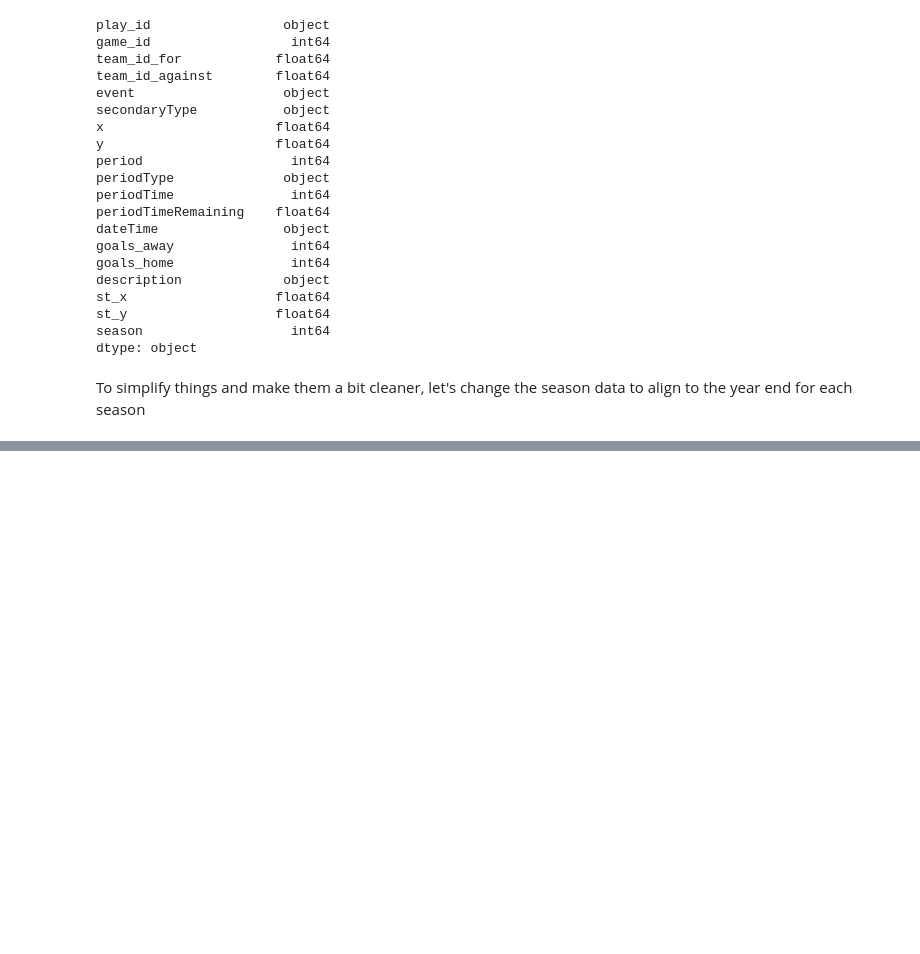
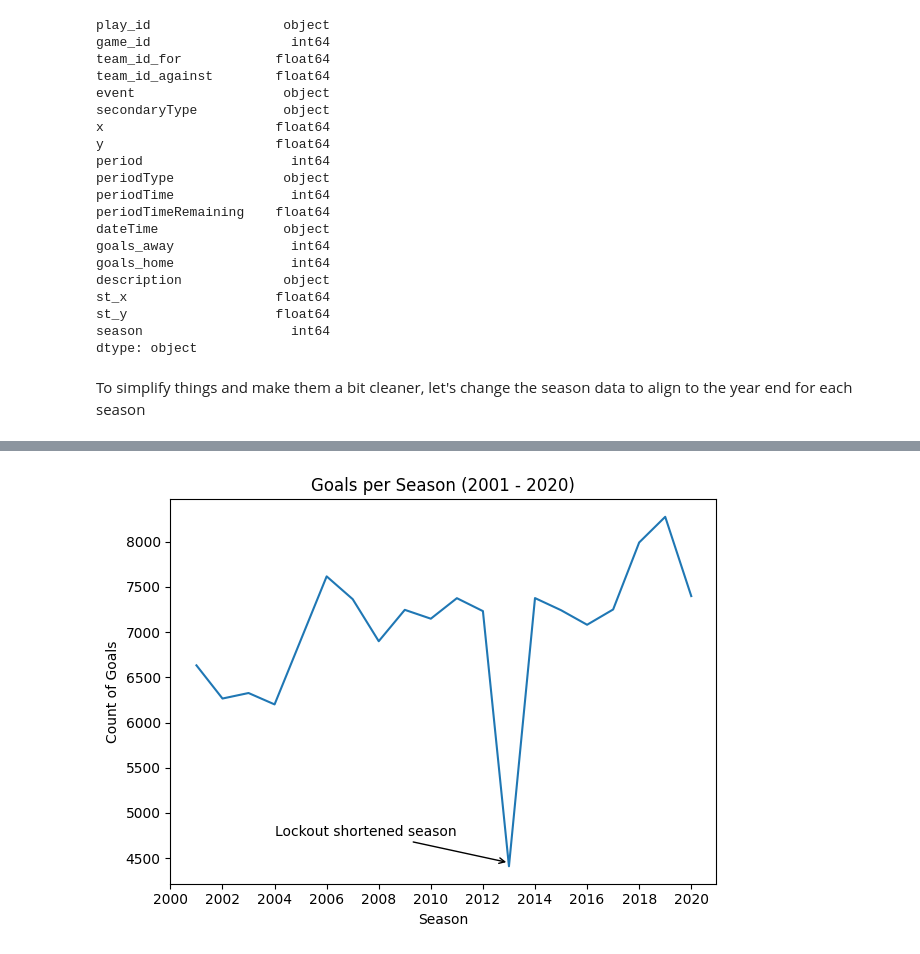
Before and after one commit to mattzirp/pucks_to_the_net, a Jupyter notebook: notebooks/time_series_analysis.ipynb, the cells around one changed output, grey strips where cells are left out. Saved outputs shown, nothing was run; the diff lists cells and outputs as text; code cells hidden in the pictures; blank space fills up the shorter version.

```diff
--- a/notebooks/time_series_analysis.ipynb
+++ b/notebooks/time_series_analysis.ipynb
@@ -227 +234,13 @@ goals.groupby('season')['play_id'].count().plot(kind="line")
+# %%
+goals = game_plays.loc[game_plays['event'] == 'Goal']
+ax = goals.groupby('season')['play_id'].count().plot(kind="line")
+ax.annotate("Lockout shortened season", xy=(2013, 4450), xytext=(2004, 4750), arrowprops=dict(arrowstyle='->'))
+plt.xlabel('Season')
+plt.ylabel('Count of Goals')
+plt.title("Goals per Season (2001 - 2020)")
+plt.xticks(np.arange(2000, 2021, 2))
+plt.tight_layout()
+plt.show()
+# %% [output]
+[figure, added]
 # %%
```
Also changed, not shown: parts of 6 cells of this notebook.
